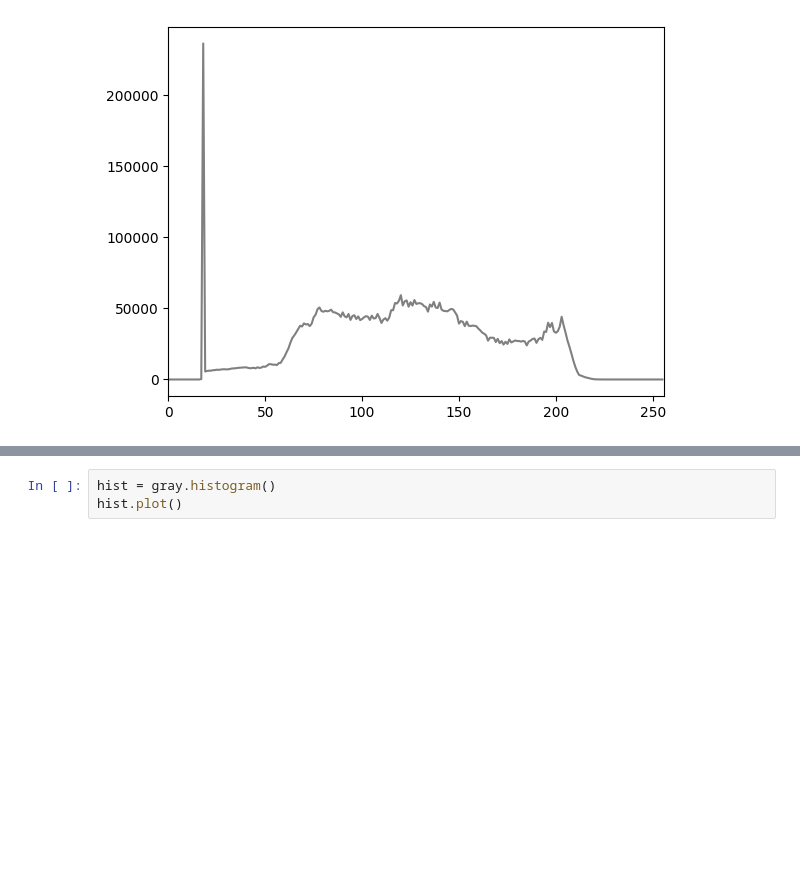
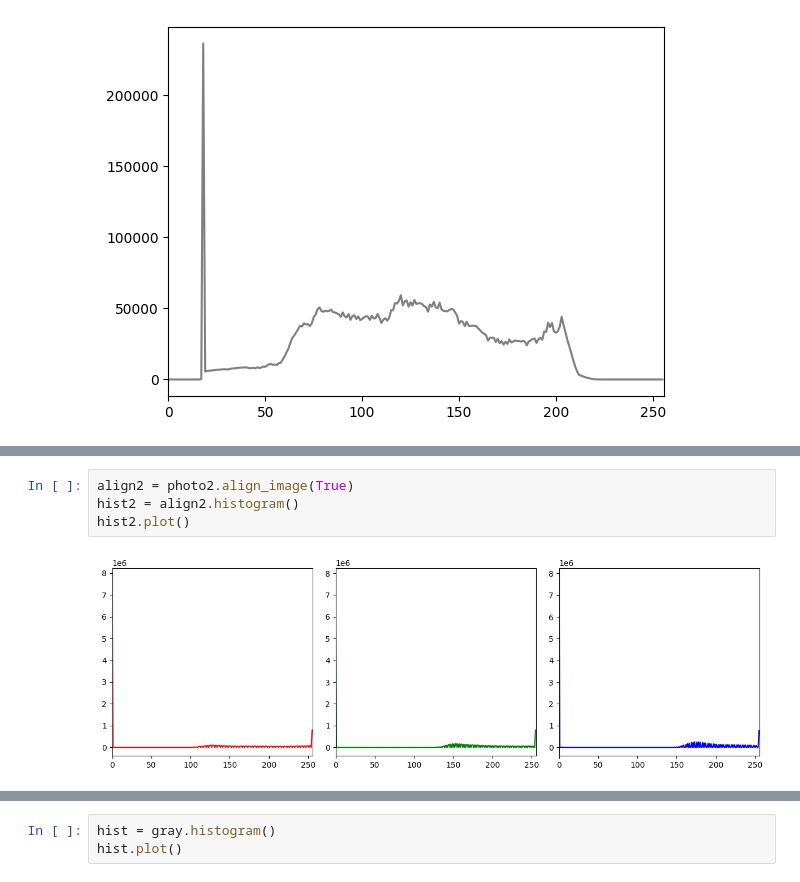
Before and after one commit to Arrturo/Image-Processing, a Jupyter notebook: lab5/main.ipynb, the cells around one changed output, grey strips where cells are left out. Drawn from its saved outputs; the diff is of its cells as text; blank space fills up the shorter version.

```diff
--- a/lab5/main.ipynb
+++ b/lab5/main.ipynb
@@ -32,0 +46,6 @@ align1.show_img()
+# %%
+align2 = photo2.align_image(True)
+hist2 = align2.histogram()
+hist2.plot()
+# %% [output]
+[figure, added]
```
Also changed, not shown: parts of 24 cells of this notebook, 7 other files.
